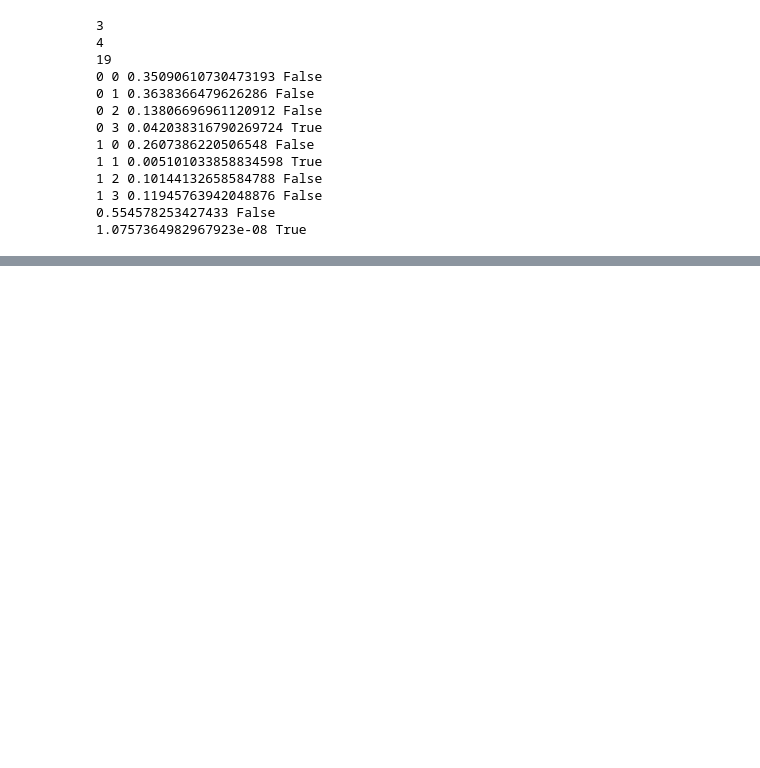
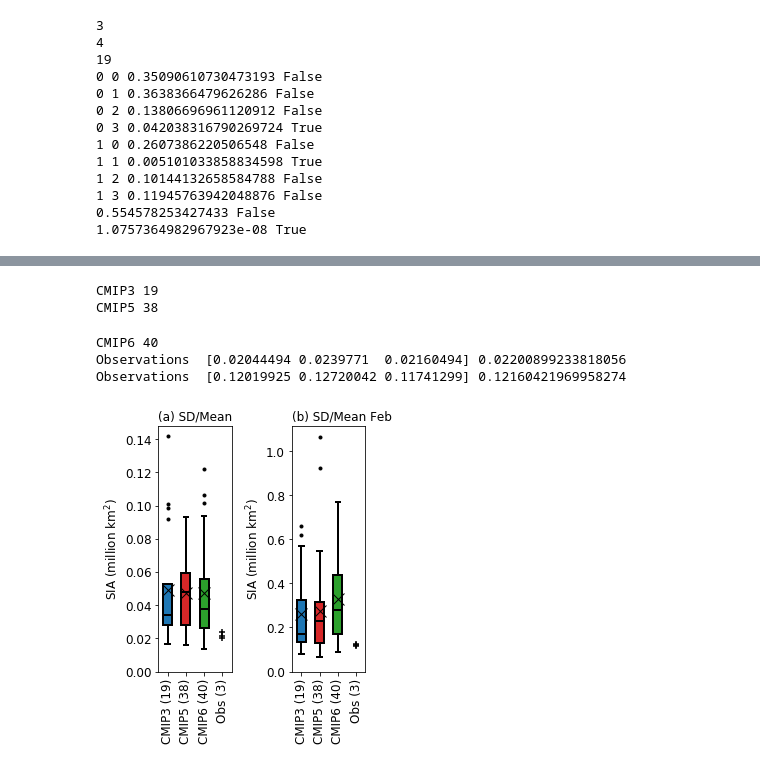
Before and after one commit to lettie-roach/analysis_antarctic-sia-in-cmip6, a Jupyter notebook: antsicmip6_fig2.ipynb, the cells around one changed output, grey strips where cells are left out. Saved outputs shown, nothing was run; the diff lists cells and outputs as text; code cells hidden in the pictures; blank space fills up the shorter version.

```diff
--- a/antsicmip6_fig2.ipynb
+++ b/antsicmip6_fig2.ipynb
@@ -403,3 +409,77 @@ Observations  [2.28334699 2.00845589 2.17314554] 2.1549828043464356
 Observations  [0.33732583 0.35004626 0.34725187] 0.3448746516358719
 Observations  [0.27445659 0.25547643 0.25515552] 0.2616961804127867
 [figure]
+# %%
+plt.rcParams.update({'font.size': 12})
+exps = ['historical+SRES1AB','rcp45','historical']
+nmodels = []
+
+
+plotnames = ['(a) SD/Mean','(b) SD/Mean Feb']
+ens = ['r1','r1','r1_updated']
+maxs = [30,8,2,1.2]
+fig = plt.figure(figsize=(4.,5))
+plotdatabygen = []
+
+obsdata = [obs_ds.sia_sh_detrended.sel(month=9).std(dim='year')/obs_ds.sia_sh.sel(month=9).mean(dim='year'),
+           obs_ds.sia_sh_detrended.sel(month=2).std(dim='year')/obs_ds.sia_sh.sel(month=2).mean(dim='year')]
+
+for g,gen in enumerate(['CMIP3','CMIP5','CMIP6']):
+
+    model_ds = xr.open_dataset(mydir+'processed_'+gen+'_sia_'+exps[g]+'_'+ens[g]+'.nc').sel(year=slice('1979','2014'))
+    model_ds = myF.add_trend_stats_to_ds (model_ds, model_ds.sia_sh, 'sia_sh')
+
+    best_fit = np.zeros(model_ds.sia_sh.shape)
+    for y, year in enumerate(model_ds.year.values):
+        best_fit[:,y,:] = year*model_ds.sia_sh_slope + model_ds.sia_sh_intercept
+
+    model_ds['sia_sh_detrended'] = xr.DataArray(model_ds.sia_sh - best_fit, dims = ['name','year','month'])
+
+    print(gen,len(model_ds.name.values))
+    nmodels.append(len(model_ds.name.values))
+    plotdata = [model_ds.sia_sh_detrended.sel(month=9).std(dim='year')/model_ds.sia_sh.sel(month=9).mean(dim='year'),
+                model_ds.sia_sh_detrended.sel(month=2).std(dim='year')/model_ds.sia_sh.sel(month=2).mean(dim='year')]
+    plotdatabygen.append(plotdata)
+
+    for p in range(len(plotnames)):
+        ax = plt.subplot(1,2,p+1)
+
+        bp = ax.boxplot(plotdata[p].values, positions=[g],widths=.5,patch_artist=True,showmeans=True,
+                       whiskerprops = dict(linewidth=2),capprops = dict(linewidth=2))
+        plt.setp(bp['fliers'],marker='.',markerfacecolor='black')
+        plt.setp(bp['medians'],linewidth=2,c='black')
+        plt.setp(bp['boxes'],facecolor = gencolours[g],linewidth=2)
+        plt.setp(bp['means'],markerfacecolor='black',markeredgecolor='black',markersize=12,marker='x')
+
+        if p==2:
+            ax.set_yticks([0,.5,1.,1.5,2.])
+
+        if g==2:
+            for o in range(len(obsdata[p].values)):
+                ax.scatter(3.,obsdata[p].values[o],marker='+',c='black')
+
+            print('Observations ',obsdata[p].values,np.mean(obsdata[p].values))
+
+            ax.set_title(plotnames[p],fontsize=12,loc='left')
+
+            ax.set_ylabel('SIA (million km$^2$)')
+            ax.set_xticks(np.arange(4))
+            ax.set_xticklabels(['CMIP3 ('+str(nmodels[0])+')',
+                                'CMIP5 ('+str(nmodels[1])+')',
+                                'CMIP6 ('+str(nmodels[2])+')',
+                                'Obs (3)'],rotation='vertical')
+
+            ax.set_xlim([-.5,3.5])
+            ax.set_ylim(bottom=0.)
+
+
+plt.tight_layout()
+
+plt.show(); plt.close()
+# %% [output]
+CMIP3 19
+CMIP5 38
+CMIP6 40
+Observations  [0.02044494 0.0239771  0.02160494] 0.02200899233818056
+Observations  [0.12019925 0.12720042 0.11741299] 0.12160421969958274
+[figure, added]
```
Also changed, not shown: parts of 4 cells of this notebook, 4 other files.
